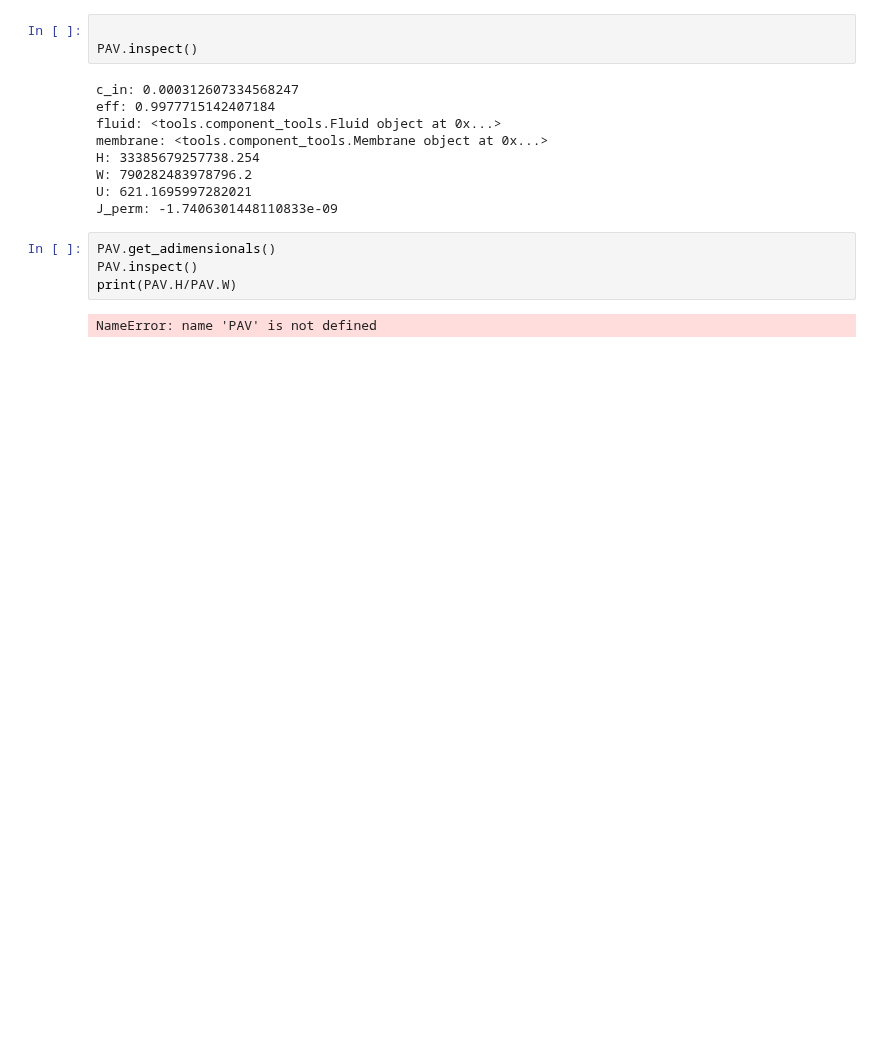
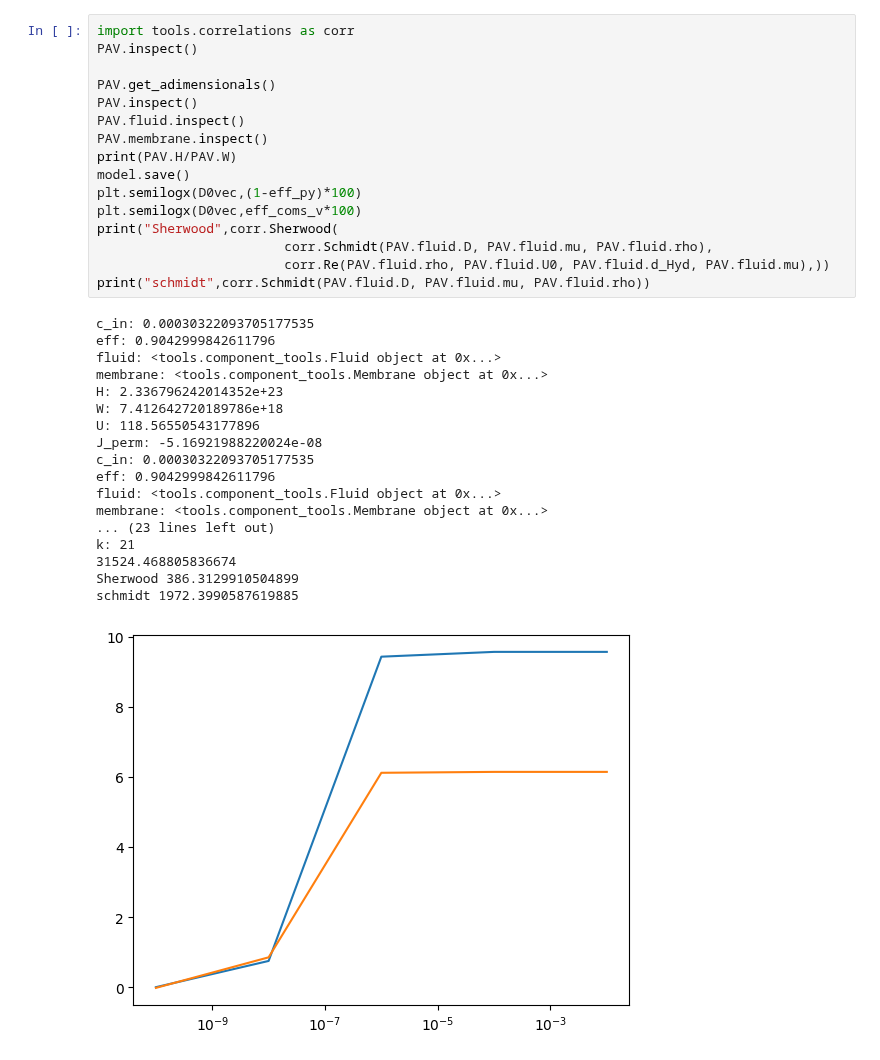
Before and after one commit to gabriele-ferrero/TRIOMA, a Jupyter notebook: Ver_against_comsol.ipynb, the cells around one changed output. Cells and saved outputs as stored; diff of their text form; blank space fills up the shorter version.

```diff
--- a/Ver_against_comsol.ipynb
+++ b/Ver_against_comsol.ipynb
@@ -93,18 +102,35 @@ Component: OFC
-# %%
-
-PAV.inspect()
-# %% [output]
-c_in: 0.000312607334568247
-eff: 0.9977715142407184
-fluid: <tools.component_tools.Fluid object at 0x...>
-membrane: <tools.component_tools.Membrane object at 0x...>
-H: 33385679257738.254
-W: 790282483978796.2
-U: 621.1695997282021
-J_perm: -1.7406301448110833e-09
-# %%
-PAV.get_adimensionals()
-PAV.inspect()
-print(PAV.H/PAV.W)
-# %% [output]
-NameError: name 'PAV' is not defined
+# %%
+import tools.correlations as corr
+PAV.inspect()
+
+PAV.get_adimensionals()
+PAV.inspect()
+PAV.fluid.inspect()
+PAV.membrane.inspect()
+print(PAV.H/PAV.W)
+model.save()
+plt.semilogx(D0vec,(1-eff_py)*100)
+plt.semilogx(D0vec,eff_coms_v*100)
+print("Sherwood",corr.Sherwood(
+                        corr.Schmidt(PAV.fluid.D, PAV.fluid.mu, PAV.fluid.rho),
+                        corr.Re(PAV.fluid.rho, PAV.fluid.U0, PAV.fluid.d_Hyd, PAV.fluid.mu),))
+print("schmidt",corr.Schmidt(PAV.fluid.D, PAV.fluid.mu, PAV.fluid.rho))
+# %% [output]
+c_in: 0.00030322093705177535
+eff: 0.9042999842611796
+fluid: <tools.component_tools.Fluid object at 0x...>
+membrane: <tools.component_tools.Membrane object at 0x...>
+H: 2.336796242014352e+23
+W: 7.412642720189786e+18
+U: 118.56550543177896
+J_perm: -5.16921988220024e-08
+c_in: 0.00030322093705177535
+eff: 0.9042999842611796
+fluid: <tools.component_tools.Fluid object at 0x...>
+membrane: <tools.component_tools.Membrane object at 0x...>
+... (23 lines left out)
+k: 21
+31524.468805836674
+Sherwood 386.3129910504899
+schmidt 1972.3990587619885
+[figure, added]
```
Also changed, not shown: parts of 2 cells of this notebook, 13 other files.
